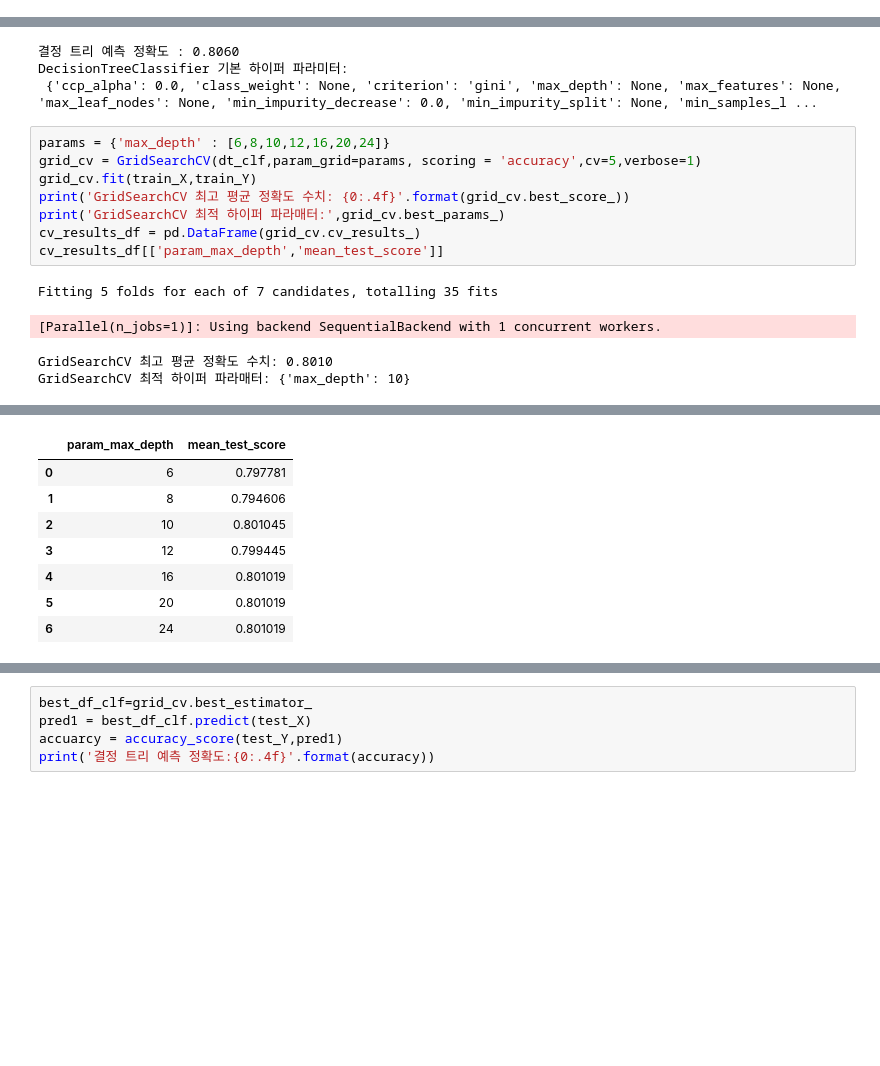
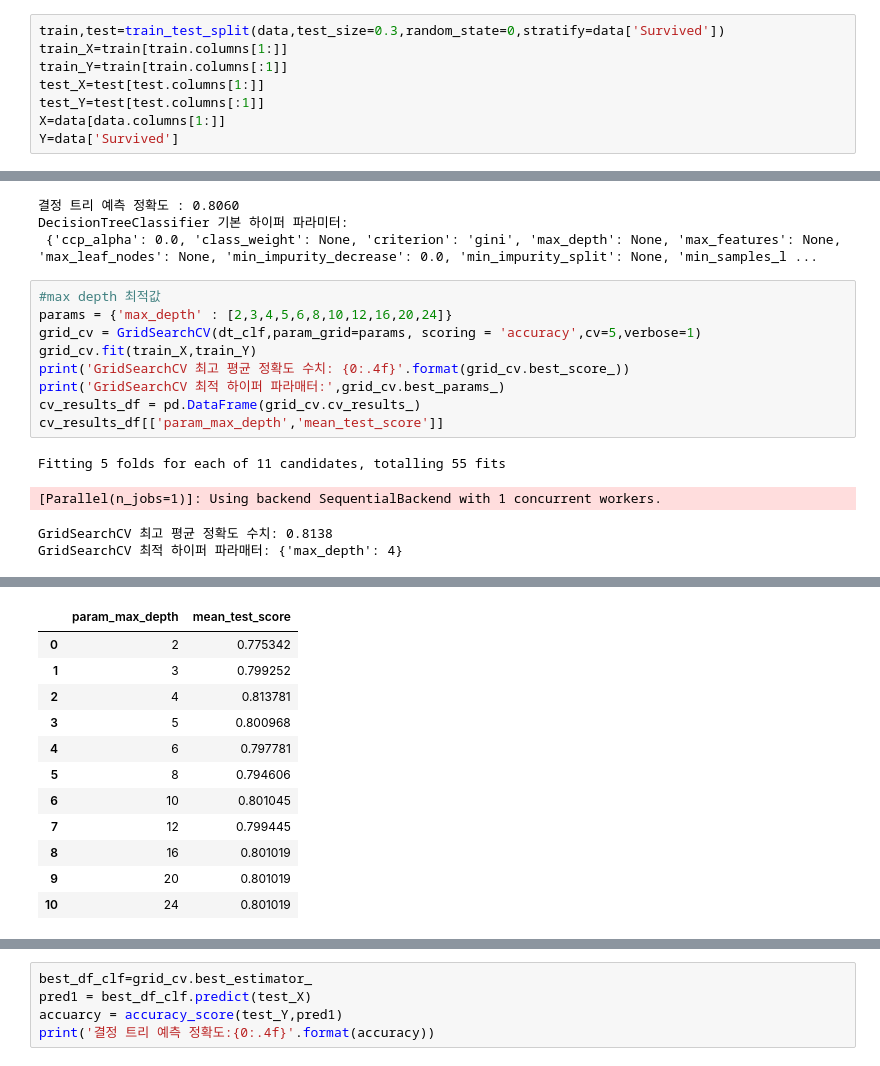
Before and after one commit to uiopqwertyu/esaa_21_1, a Jupyter notebook: 타이타닉 캐글필사.ipynb, the cells around one changed output, grey strips where cells are left out. Saved outputs shown, nothing was run; the diff lists cells and outputs as text; blank space fills up the shorter version.

```diff
--- a/타이타닉 캐글필사.ipynb
+++ b/타이타닉 캐글필사.ipynb
@@ -779,3 +756,11 @@ from sklearn.model_selection import train_test_split
 import warnings
 from sklearn.model_selection import GridSearchCV
 warnings.filterwarnings('ignore')
+# %%
+train,test=train_test_split(data,test_size=0.3,random_state=0,stratify=data['Survived'])
+train_X=train[train.columns[1:]]
+train_Y=train[train.columns[:1]]
+test_X=test[test.columns[1:]]
+test_Y=test[test.columns[:1]]
+X=data[data.columns[1:]]
+Y=data['Survived']
@@ -831,7 +834,8 @@ print('DecisionTreeClassifier 기본 하이퍼 파라미터:\n', dt_clf.get_para
 DecisionTreeClassifier 기본 하이퍼 파라미터:
  {'ccp_alpha': 0.0, 'class_weight': None, 'criterion': 'gini', 'max_depth': None, 'max_features': None, 'max_leaf_nodes': None, 'min_impurity_decrease': 0.0, 'min_impurity_split': None, 'min_samples_l ...
 # %%
-params = {'max_depth' : [6,8,10,12,16,20,24]}
+#max depth 최적값
+params = {'max_depth' : [2,3,4,5,6,8,10,12,16,20,24]}
 grid_cv = GridSearchCV(dt_clf,param_grid=params, scoring = 'accuracy',cv=5,verbose=1)
 grid_cv.fit(train_X,train_Y)
 print('GridSearchCV 최고 평균 정확도 수치: {0:.4f}'.format(grid_cv.best_score_))
@@ -839,7 +843,7 @@ print('GridSearchCV 최적 하이퍼 파라매터:',grid_cv.best_params_)
 cv_results_df = pd.DataFrame(grid_cv.cv_results_)
 cv_results_df[['param_max_depth','mean_test_score']]
 # %% [output]
-Fitting 5 folds for each of 7 candidates, totalling 35 fits
+Fitting 5 folds for each of 11 candidates, totalling 55 fits
 [Parallel(n_jobs=1)]: Using backend SequentialBackend with 1 concurrent workers.
-GridSearchCV 최고 평균 정확도 수치: 0.8010
-GridSearchCV 최적 하이퍼 파라매터: {'max_depth': 10}
+GridSearchCV 최고 평균 정확도 수치: 0.8138
+GridSearchCV 최적 하이퍼 파라매터: {'max_depth': 4}
@@ -847,9 +851,13 @@ GridSearchCV 최적 하이퍼 파라매터: {'max_depth': 10}
 |  | param_max_depth | mean_test_score |
-| 0 | 6 | 0.797781 |
-| 1 | 8 | 0.794606 |
-| 2 | 10 | 0.801045 |
-| 3 | 12 | 0.799445 |
-| 4 | 16 | 0.801019 |
-| 5 | 20 | 0.801019 |
-| 6 | 24 | 0.801019 |
+| 0 | 2 | 0.775342 |
+| 1 | 3 | 0.799252 |
+| 2 | 4 | 0.813781 |
+| 3 | 5 | 0.800968 |
+| 4 | 6 | 0.797781 |
+| 5 | 8 | 0.794606 |
+| 6 | 10 | 0.801045 |
+| 7 | 12 | 0.799445 |
+| 8 | 16 | 0.801019 |
+| 9 | 20 | 0.801019 |
+| 10 | 24 | 0.801019 |
 # %%
```
Also changed, not shown: parts of 28 cells of this notebook, 1 other file.
